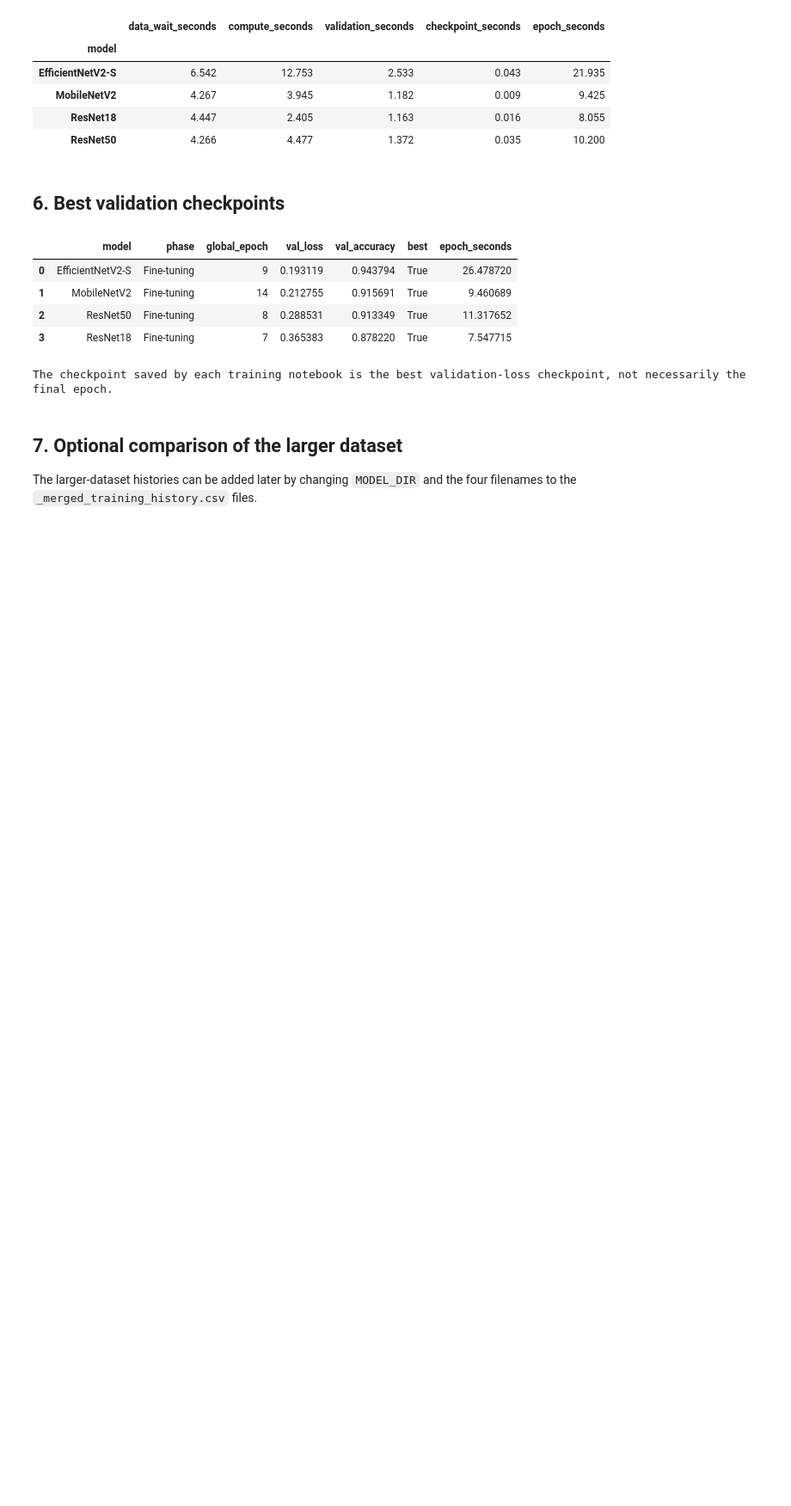
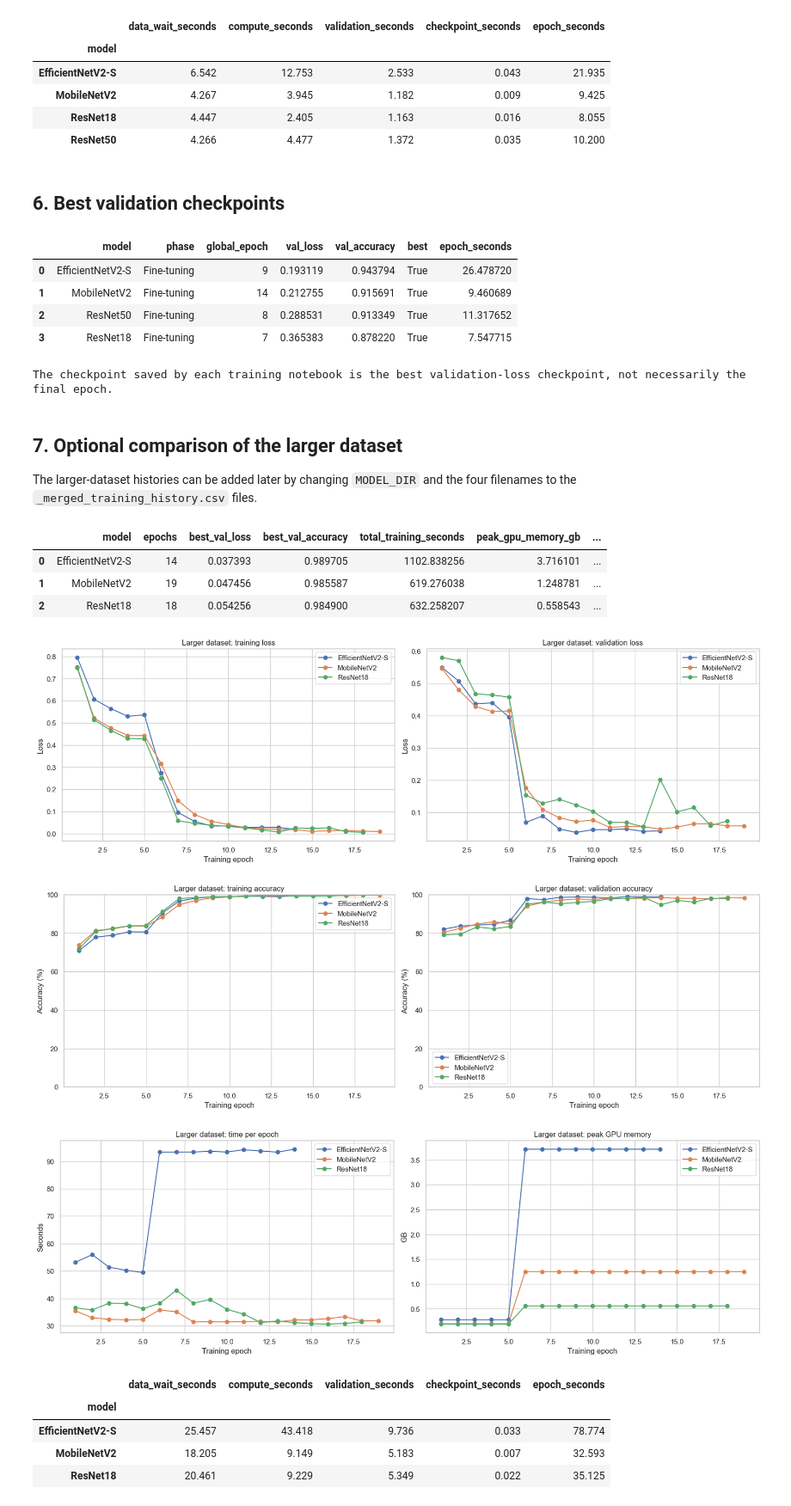
Before and after one commit to JanssenJochem/Brain-Tumor, a Jupyter notebook: brain_tumors/Analysis/Compare_Training_Histories.ipynb, the cells around one changed output. Shown at 86% size. Cells and saved outputs as stored; diff of their text form; code cells hidden in the pictures; blank space fills up the shorter version.

```diff
--- a/brain_tumors/Analysis/Compare_Training_Histories.ipynb
+++ b/brain_tumors/Analysis/Compare_Training_Histories.ipynb
@@ -128,7 +128,7 @@ The larger-dataset histories can be added later by changing `MODEL_DIR` and the
 # Compare the larger-dataset training histories without modifying the
 # smaller-dataset variables.
 
-LARGER_MODEL_DIR = MODEL_DIR.parent.parent / "Larger_Dataset" / "trained_models"
+LARGER_MODEL_DIR=Path("..")/("Larger_Dataset")/"trained_models"
 LARGER_HISTORY_FILES = {
     "EfficientNetV2-S": LARGER_MODEL_DIR / "efficientnet_v2_s_merged_training_history.csv",
     "MobileNetV2": LARGER_MODEL_DIR / "mobilenet_v2_merged_training_history.csv",
@@ -246,30 +246,43 @@ axes[0].set_title("Larger dataset: time per epoch")
 axes[0].set_ylabel("Seconds")
 axes[1].set_title("Larger dataset: peak GPU memory")
 axes[1].set_ylabel("GB")
 
 for axis in axes:
     axis.set_xlabel("Training epoch")
     axis.legend()
 
 plt.show()
 
 available_larger = [
     column for column in timing_columns
     if column in combined_larger.columns
 ]
 
 display(
     combined_larger.groupby("model")[available_larger]
     .mean()
     .round(3)
 )
 
 # Best validation-loss checkpoints
 best_larger_rows = best_larger[
     [
         "model", "phase", "global_epoch", "val_loss",
         "val_accuracy", "best", "epoch_seconds"
     ]
 ].sort_values("val_loss")
 
 display(best_larger_rows.reset_index(drop=True))
+# %% [output]
+|  | model | epochs | best_val_loss | best_val_accuracy | total_training_seconds | peak_gpu_memory_gb | ... |
+| 0 | EfficientNetV2-S | 14 | 0.037393 | 0.989705 | 1102.838256 | 3.716101 | ... |
+| 1 | MobileNetV2 | 19 | 0.047456 | 0.985587 | 619.276038 | 1.248781 | ... |
+| 2 | ResNet18 | 18 | 0.054256 | 0.984900 | 632.258207 | 0.558543 | ... |
+[figure, added]
+[figure, added]
+[figure, added]
+|  | data_wait_seconds | compute_seconds | validation_seconds | checkpoint_seconds | epoch_seconds |
+| model |  |  |  |  |  |
+| EfficientNetV2-S | 25.457 | 43.418 | 9.736 | 0.033 | 78.774 |
+| MobileNetV2 | 18.205 | 9.149 | 5.183 | 0.007 | 32.593 |
+| ResNet18 | 20.461 | 9.229 | 5.349 | 0.022 | 35.125 |
```
Also changed, not shown: parts of 1 cell of this notebook, 1 other file.
